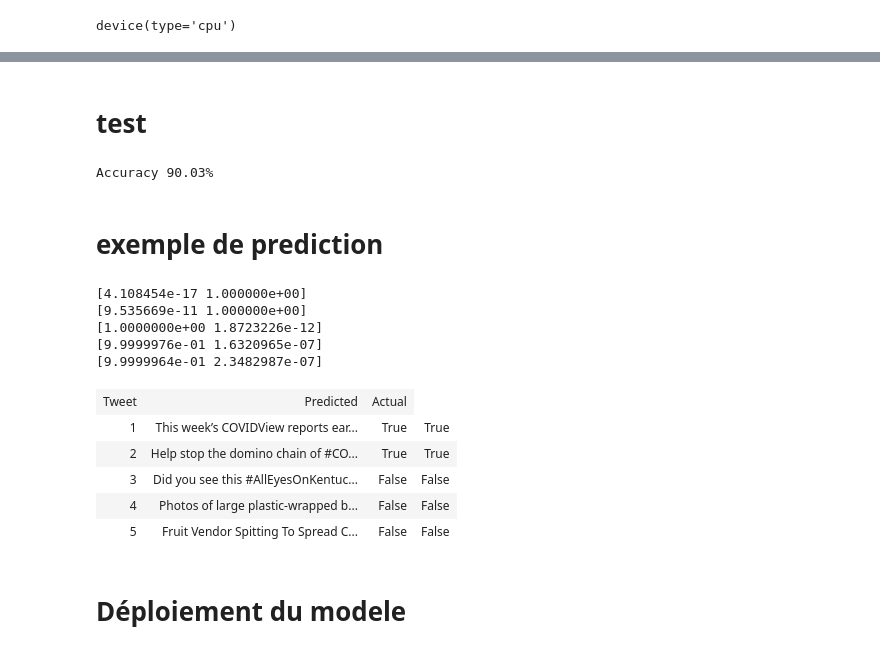
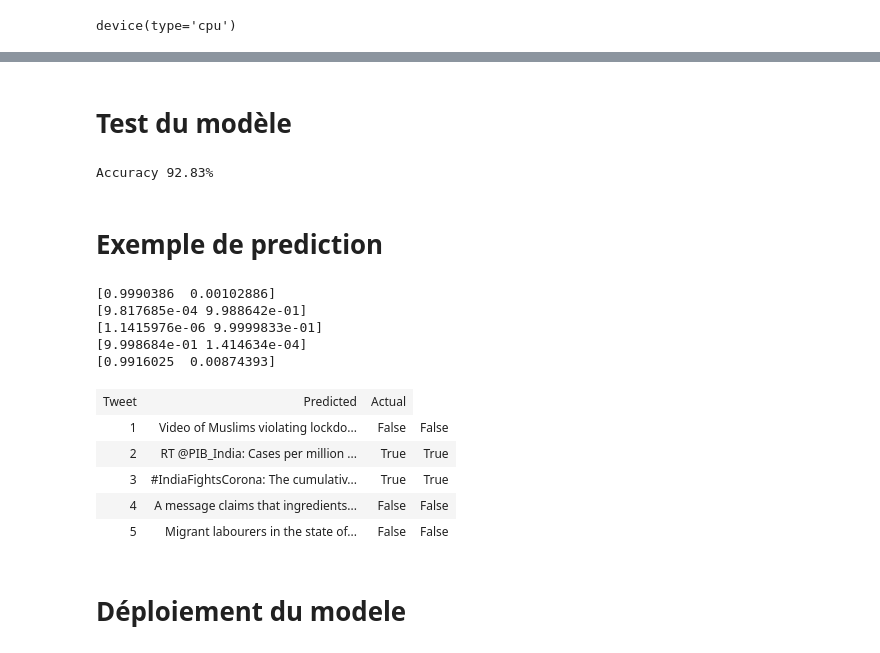
Before and after one commit to botaina-sahlaoui/Covid-fakenews, a Jupyter notebook: AI-project.ipynb, the cells around one changed output, grey strips where cells are left out. Cells and saved outputs as stored; diff of their text form; code cells hidden in the pictures.

```diff
--- a/AI-project.ipynb
+++ b/AI-project.ipynb
@@ -395,2 +398,2 @@ from sklearn.model_selection import train_test_split
 # %%
-dataTrain, data_remaining, labelsTrain, label_remaining = train_test_split(dataset.bow_vectors,dataset.label,train_size=0.8)
+dataTrain, data_remaining, labelsTrain, label_remaining = train_test_split(dataset.bow_vectors,dataset.label,train_size=0.7)
@@ -497,7 +499,9 @@ FeedfowardTextClassifier(
 LEARNING_RATE = 0.001
 # %%
+#  la fonction du coût choisit est :  CrossEntropyLoss
 criterion = nn.CrossEntropyLoss()
-optimizer= optim.Adam(bow_model.parameters(),lr=LEARNING_RATE)
-
+# la fonction d'optimisation choisit est : Adam
+optimizer= optim.Adam(my_model.parameters(),lr=LEARNING_RATE)
+#
 scheduler = CosineAnnealingLR(optimizer, 1)
 # %%
@@ -538,23 +551,13 @@ def validate_epoch(model, valid_loader, input_type='bow'):
 
     return total_loss / total
 # %%
-n_epochs = 0
-train_losses, valid_losses = [], []
-while True:
-    train_loss = train_epoch(bow_model, optimizer, trainDL)
-    valid_loss = validate_epoch(bow_model, validDL)
+n_epochs = 10 # le nombre d'epochs est petit vu la taille du dataset.
+# boucle sur les epochs:
+for i in range(n_epochs):
+    train_loss = train_epoch(my_model, optimizer, trainDL)
+    valid_loss = validate_epoch(my_model, validDL)
 
     tqdm.write(
-        f'epoch #{n_epochs + 1:3d}\ttrain_loss: {train_loss:.2e}\tvalid_loss: {valid_loss:.2e}\n',
+        f'epoch #{i + 1:3d}\ttrain_loss: {train_loss:.2e}\tvalid_loss: {valid_loss:.2e}\n',
     )
-
-    # Early stopping if the current valid_loss is greater than the last three valid losses
-    if len(valid_losses) > 2 and all(valid_loss >= loss for loss in valid_losses[-3:]):
-        print('Stopping early')
-        break
-
-    train_losses.append(train_loss)
-    valid_losses.append(valid_loss)
-
-    n_epochs += 1
 # %% [output]
@@ -578,30 +583,35 @@ Stopping early
 # %% [markdown]
-# test
+# Test du modèle
 # %%
+# Initilisation du  coût de test à 0
+
 test_loss = 0
+
+# Initialisation du  nombre de prévisions correctes à 0
 correct = 0
 
 with torch.no_grad():
 
     for dt in validDL:
         inputs,target = dt
-
-        output = bow_model(torch.Tensor(inputs))
-
+       # Forward pass
+        output = my_model(torch.Tensor(inputs))
+       # Calcul du  coût en comparant les labels prédits aux targets du minibatch
         loss = criterion(output, target)
         test_loss += loss.item()
-
+        # On  compare le label prédit avec le labels du minibatch et on met à jour le nbre de prévisions correctes
         correct += torch.sum(torch.argmax(output, dim=1) == target).item()
 
 
 
 
     test_loss /= len(testDL)
+# Calculer la précision: la moyenne des prévisions correctes sur l'ensemble des observations dans le dataset test
     correct /= len(testDL.dataset) #10.000
 
 print(f"Accuracy {correct*100:.2f}%")
 # %% [output]
-Accuracy 90.03%
+Accuracy 92.83%
 # %% [markdown]
-# exemple de prediction
+# Exemple de prediction
 # %%
@@ -650,19 +659,19 @@ def print_random_prediction(Testdataset,model, n=5):
     display(HTML(table))
 # %%
 Testdataset=dataset[['tweetsave','label','bow_vectors']].sample(100)
-print_random_prediction(Testdataset,bow_model, n=5)
+print_random_prediction(Testdataset,my_model, n=5)
 # %% [output]
-[4.108454e-17 1.000000e+00]
-[9.535669e-11 1.000000e+00]
-[1.0000000e+00 1.8723226e-12]
-[9.9999976e-01 1.6320965e-07]
-[9.9999964e-01 2.3482987e-07]
+[0.9990386  0.00102886]
+[9.817685e-04 9.988642e-01]
+[1.1415976e-06 9.9999833e-01]
+[9.998684e-01 1.414634e-04]
+[0.9916025  0.00874393]
 | Tweet | Predicted | Actual |
-| 1 | This week’s COVIDView reports ear... | True | True |
-| 2 | Help stop the domino chain of #CO... | True | True |
-| 3 | Did you see this #AllEyesOnKentuc... | False | False |
-| 4 | Photos of large plastic-wrapped b... | False | False |
-| 5 | Fruit Vendor Spitting To Spread C... | False | False |
+| 1 | Video of Muslims violating lockdo... | False | False |
+| 2 | RT @PIB_India: Cases per million ... | True | True |
+| 3 | #IndiaFightsCorona: The cumulativ... | True | True |
+| 4 | A message claims that ingredients... | False | False |
+| 5 | Migrant labourers in the state of... | False | False |
 # %% [markdown]
 # Déploiement du modele
 # %%
```
Also changed, not shown: parts of 51 cells of this notebook.
